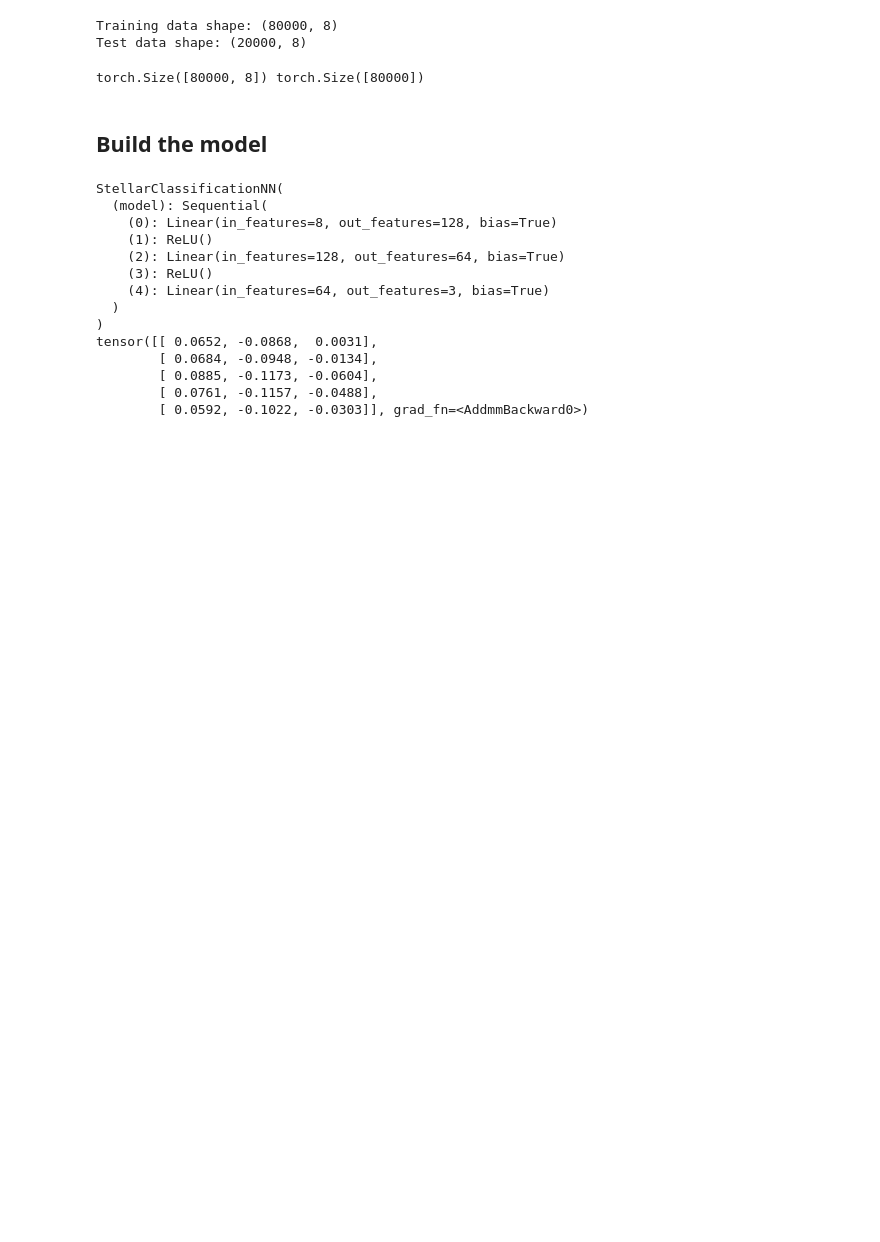
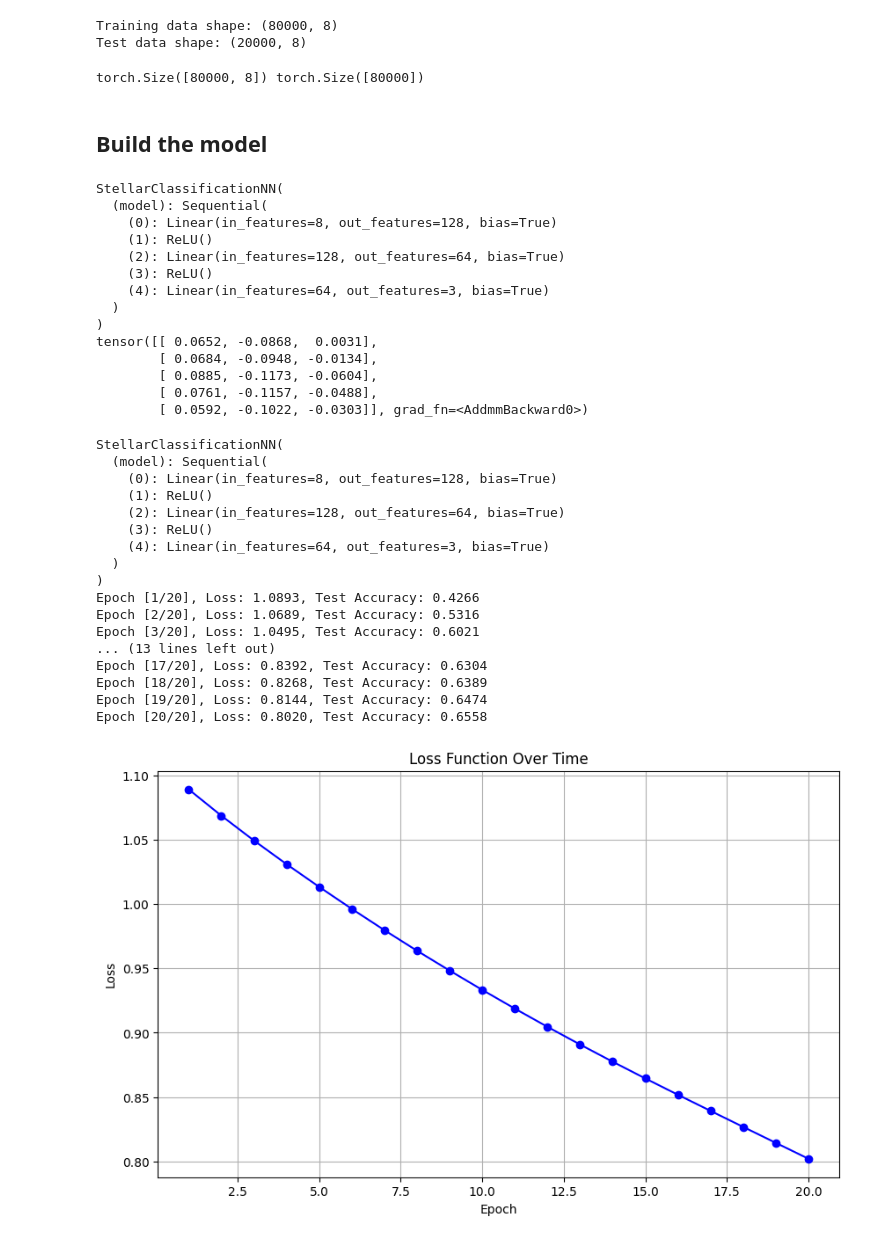
Before and after one commit to isabellebyrne/MATH4570-final-project, a Jupyter notebook: main.ipynb, the cells around one changed output. Drawn from its saved outputs; the diff is of its cells as text; code cells hidden in the pictures; blank space fills up the shorter version.

```diff
--- a/main.ipynb
+++ b/main.ipynb
@@ -164,0 +283,33 @@ tensor([[ 0.0652, -0.0868,  0.0031],
+# %%
+if __name__ == "__main__":
+    file_path = "star_classification.csv"  # Replace with the correct file path
+
+    # Load and preprocess data
+    X_train, X_test, y_train, y_test, num_classes = load_and_preprocess_data(file_path)
+    input_size = X_train.shape[1]
+
+    # Initialize the model
+    model = StellarClassificationNN(input_size, num_classes)
+    print(model)
+
+    # Train the model and plot the loss
+    train_model_with_loss_plot(model, X_train, y_train, X_test, y_test, num_epochs=20, learning_rate=0.001)
+# %% [output]
+StellarClassificationNN(
+  (model): Sequential(
+    (0): Linear(in_features=8, out_features=128, bias=True)
+    (1): ReLU()
+    (2): Linear(in_features=128, out_features=64, bias=True)
+    (3): ReLU()
+    (4): Linear(in_features=64, out_features=3, bias=True)
+  )
+)
+Epoch [1/20], Loss: 1.0893, Test Accuracy: 0.4266
+Epoch [2/20], Loss: 1.0689, Test Accuracy: 0.5316
+Epoch [3/20], Loss: 1.0495, Test Accuracy: 0.6021
+... (13 lines left out)
+Epoch [17/20], Loss: 0.8392, Test Accuracy: 0.6304
+Epoch [18/20], Loss: 0.8268, Test Accuracy: 0.6389
+Epoch [19/20], Loss: 0.8144, Test Accuracy: 0.6474
+Epoch [20/20], Loss: 0.8020, Test Accuracy: 0.6558
+[figure, added]
```
Also changed, not shown: parts of 2 cells of this notebook.
